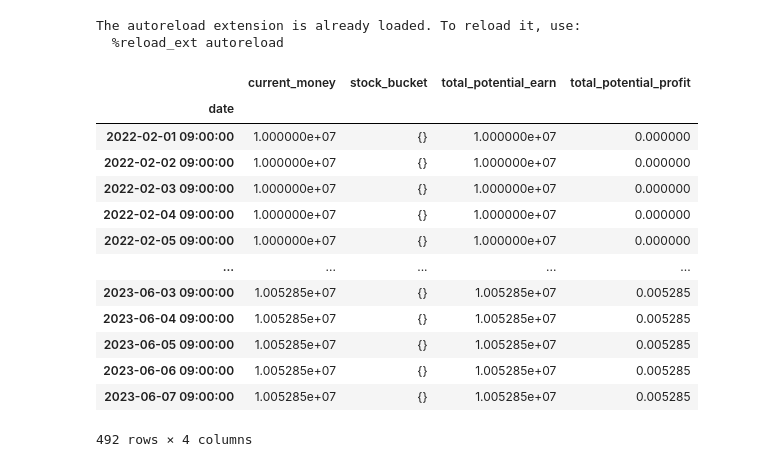
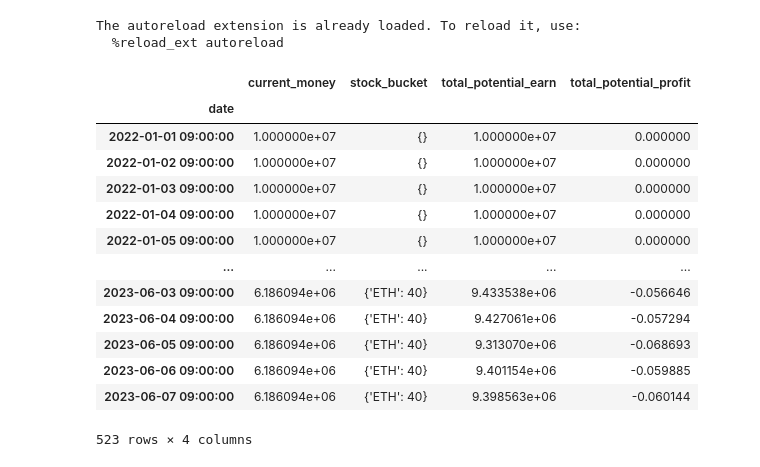
Before and after one commit to fromitive/backtest, a Jupyter notebook: example.ipynb, the cells around one changed output. Saved outputs shown, nothing was run; the diff lists cells and outputs as text; code cells hidden in the pictures.

```diff
--- a/example.ipynb
+++ b/example.ipynb
@@ -27,11 +27,11 @@ request = build_stock_data_from_repo_request(
 response = stockdata_from_repo(BithumbRepo(), request=request, cache=True)
 
 request2 = build_stock_data_from_repo_request(
-    filters={'order__eq': 'JST', 'from__eq': '2022-05-10'})
+    filters={'order__eq': 'MLK', 'from__eq': '2022-05-10'})
 response2 = stockdata_from_repo(BithumbRepo(), request=request2, cache=True)
 
 request3 = build_stock_data_from_repo_request(
-    filters={'order__eq': 'BTC', 'from__eq': '2022-02-01'})
+    filters={'order__eq': 'ETH', 'from__eq': '2022-01-01'})
 response3 = stockdata_from_repo(UpbitRepo(), request=request3, cache=True)
 
 request4 = build_stock_data_from_repo_request(
@@ -102,45 +102,45 @@ backtest = Backtest(strategy_list=[strategy1,
                                    strategy5,
                                    strategy6,
                                    strategy7,
                                    strategy8,
                                    strategy9,
                                    strategy10,
                                    strategy11,
                                    strategy12,
                                    strategy13,
                                    strategy14,
                                    strategy15,
                                    strategy16,
                                    strategy17,
                                    strategy18,
                                    strategy19,
                                    strategy20],
                     stockdata_list=[stockdata3])
 def custom_weight_score_function(first,second,third):
     return ((first)*2 / (second + third+1))
 plot_package = BacktestPlotPackage()
 backtest_result = backtest_execute(
     backtest, verbose=False, save_strategy_result=True,save_raw_csv_file='example.csv',weight_score_function=custom_weight_score_function,plot_package=plot_package).value
 
 backtest_result.value.to_csv('btc.csv')
 backtest_result.value
 # %% [output]
 The autoreload extension is already loaded. To reload it, use:
   %reload_ext autoreload
 |  | current_money | stock_bucket | total_potential_earn | total_potential_profit |
 | date |  |  |  |  |
-| 2022-02-01 09:00:00 | 1.000000e+07 | {} | 1.000000e+07 | 0.000000 |
-| 2022-02-02 09:00:00 | 1.000000e+07 | {} | 1.000000e+07 | 0.000000 |
-| 2022-02-03 09:00:00 | 1.000000e+07 | {} | 1.000000e+07 | 0.000000 |
-| 2022-02-04 09:00:00 | 1.000000e+07 | {} | 1.000000e+07 | 0.000000 |
-| 2022-02-05 09:00:00 | 1.000000e+07 | {} | 1.000000e+07 | 0.000000 |
+| 2022-01-01 09:00:00 | 1.000000e+07 | {} | 1.000000e+07 | 0.000000 |
+| 2022-01-02 09:00:00 | 1.000000e+07 | {} | 1.000000e+07 | 0.000000 |
+| 2022-01-03 09:00:00 | 1.000000e+07 | {} | 1.000000e+07 | 0.000000 |
+| 2022-01-04 09:00:00 | 1.000000e+07 | {} | 1.000000e+07 | 0.000000 |
+| 2022-01-05 09:00:00 | 1.000000e+07 | {} | 1.000000e+07 | 0.000000 |
 | ... | ... | ... | ... | ... |
-| 2023-06-03 09:00:00 | 1.005285e+07 | {} | 1.005285e+07 | 0.005285 |
-| 2023-06-04 09:00:00 | 1.005285e+07 | {} | 1.005285e+07 | 0.005285 |
-| 2023-06-05 09:00:00 | 1.005285e+07 | {} | 1.005285e+07 | 0.005285 |
-| 2023-06-06 09:00:00 | 1.005285e+07 | {} | 1.005285e+07 | 0.005285 |
-| 2023-06-07 09:00:00 | 1.005285e+07 | {} | 1.005285e+07 | 0.005285 |
+| 2023-06-03 09:00:00 | 6.186094e+06 | {'ETH': 40} | 9.433538e+06 | -0.056646 |
+| 2023-06-04 09:00:00 | 6.186094e+06 | {'ETH': 40} | 9.427061e+06 | -0.057294 |
+| 2023-06-05 09:00:00 | 6.186094e+06 | {'ETH': 40} | 9.313070e+06 | -0.068693 |
+| 2023-06-06 09:00:00 | 6.186094e+06 | {'ETH': 40} | 9.401154e+06 | -0.059885 |
+| 2023-06-07 09:00:00 | 6.186094e+06 | {'ETH': 40} | 9.398563e+06 | -0.060144 |
-492 rows × 4 columns
+523 rows × 4 columns
 # %%
 import pandas as pd
 import numpy as np
```
Also changed, not shown: parts of 1 cell of this notebook.
